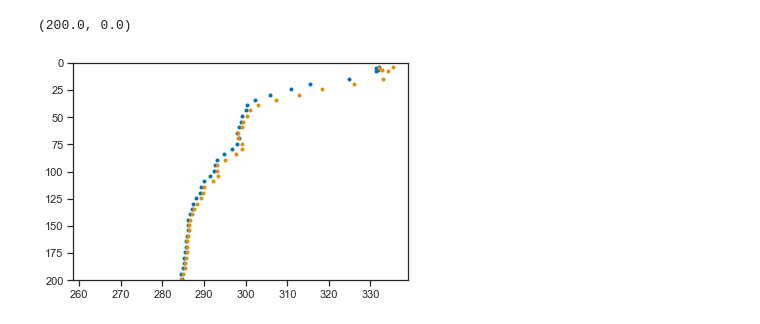
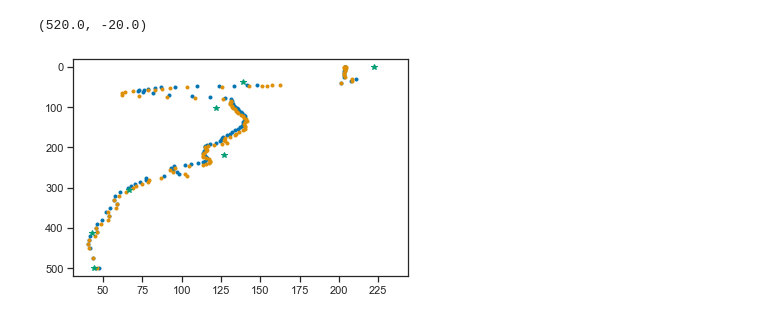
Before and after one commit to cgrdn/admt-doxy-correction, a Jupyter notebook: notebooks/dolvan-deconv-argo-test/dolvan-deconv-argo-test.ipynb, the cells around one changed output. Drawn from its saved outputs; the diff is of its cells as text; code cells hidden in the pictures.

```diff
--- a/notebooks/dolvan-deconv-argo-test/dolvan-deconv-argo-test.ipynb
+++ b/notebooks/dolvan-deconv-argo-test/dolvan-deconv-argo-test.ipynb
@@ -10,7 +11,7 @@ import seaborn as sns
 sns.set(style='ticks', palette='colorblind')
 # %%
 # grab floats with MTIME and DOXY measurements, load one
-ix = argo.bio_prof.subset_parameter('MTIME').subset_parameter('DOXY')[:1]
+ix = argo.bio_prof.subset_parameter('MTIME').subset_parameter('DOXY')[400:401]
 # ix = argo.float(6900890).bio_prof.subset_parameter('MTIME').subset_parameter('DOXY')
 data = ix.levels[['MTIME', 'PRES', 'TEMP_DOXY', 'DOXY', 'DOXY_QC']]
 data = data[data.MTIME.notna()]
@@ -50,6 +50,9 @@ k = 1/tau
 bittig_corr = bgc.correct_response_time(time/60/60/24, obs, temp, boundary_layer_thickness)
 # correct with Dolvan method
 u_a_est, u_m_est, t_model, u_a_std, resid = deconv(obs, time, k[0], sigma=data.DOXY.std()*np.ones(time.shape))
+# get pressure from t_model
+f = interp1d(time, pres)
+p_model = f(t_model)
 # %% [output]
 To use the future default and silence this warning we advise to pass `rcond=None`, to keep using the old, explicitly pass `rcond=-1`.
   xhat=n.linalg.lstsq(A,m_v)[0]
@@ -76,8 +79,9 @@ Number of model points=198 fit residual norm 3.98 norm of solution second differ
 # %%
 fig, axes = plt.subplots()
-axes.plot(obs, pres, '.')
-axes.plot(bittig_corr, pres, '.')
-axes.set_ylim((200,0))
+axes.plot(obs, pres, '.', label='Raw Data')
+axes.plot(bittig_corr, pres, '.', label='Bittig Correction')
+axes.plot(u_a_est, p_model, '*', label='Dolvan Correction')
+axes.set_ylim((520,-20))
 # %% [output]
-(200.0, 0.0)
+(520.0, -20.0)
-[figure, old version]
+[figure, new version]
```
Also changed, not shown: parts of 3 cells of this notebook.
